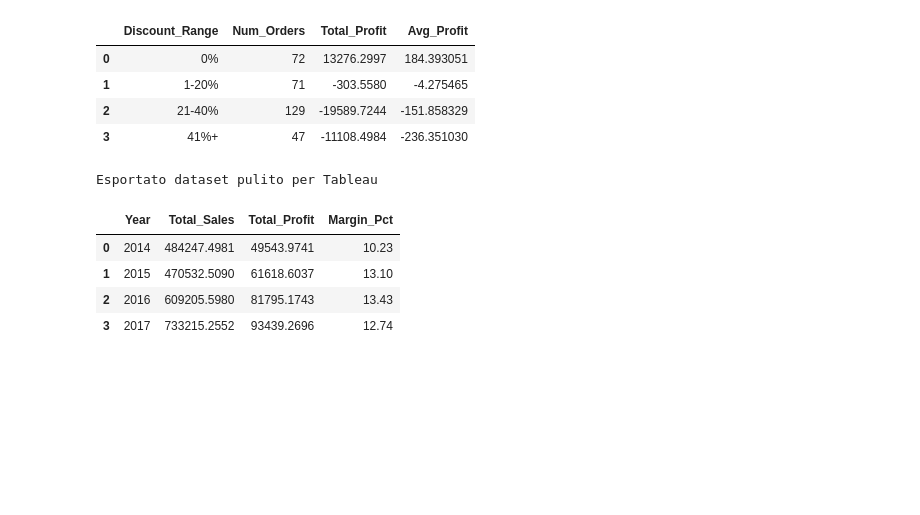
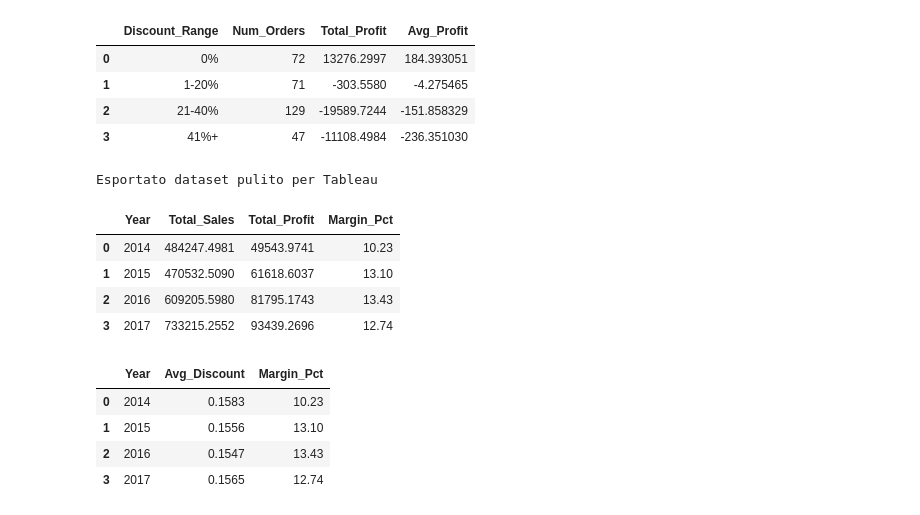
Before and after one commit to adamljouad/vendite_supermercato, a Jupyter notebook: analysis.ipynb, the cells around one changed output. Saved outputs shown, nothing was run; the diff lists cells and outputs as text; code cells hidden in the pictures; blank space fills up the shorter version.

```diff
--- a/analysis.ipynb
+++ b/analysis.ipynb
@@ -208,3 +208,20 @@ pd.read_sql_query(query, conn)
 | 1 | 2015 | 470532.5090 | 61618.6037 | 13.10 |
 | 2 | 2016 | 609205.5980 | 81795.1743 | 13.43 |
 | 3 | 2017 | 733215.2552 | 93439.2696 | 12.74 |
+# %%
+query = """
+SELECT [Order Year] as Year,
+       ROUND(AVG(Discount), 4) as Avg_Discount,
+       ROUND(SUM(Profit) * 100.0 / SUM(Sales), 2) as Margin_Pct
+FROM sales
+GROUP BY Year
+ORDER BY Year
+"""
+
+pd.read_sql_query(query, conn)
+# %% [output]
+|  | Year | Avg_Discount | Margin_Pct |
+| 0 | 2014 | 0.1583 | 10.23 |
+| 1 | 2015 | 0.1556 | 13.10 |
+| 2 | 2016 | 0.1547 | 13.43 |
+| 3 | 2017 | 0.1565 | 12.74 |
```
Also changed, not shown: parts of 2 cells of this notebook.
